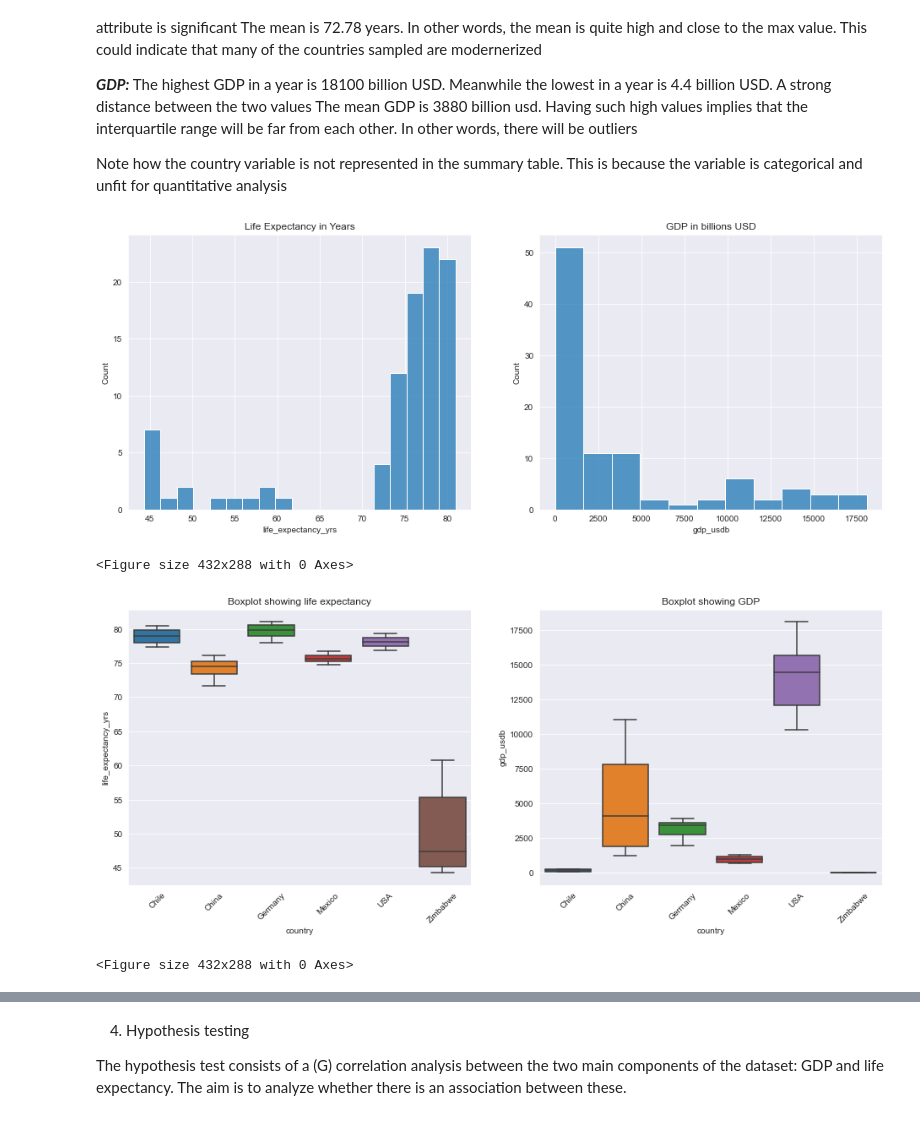
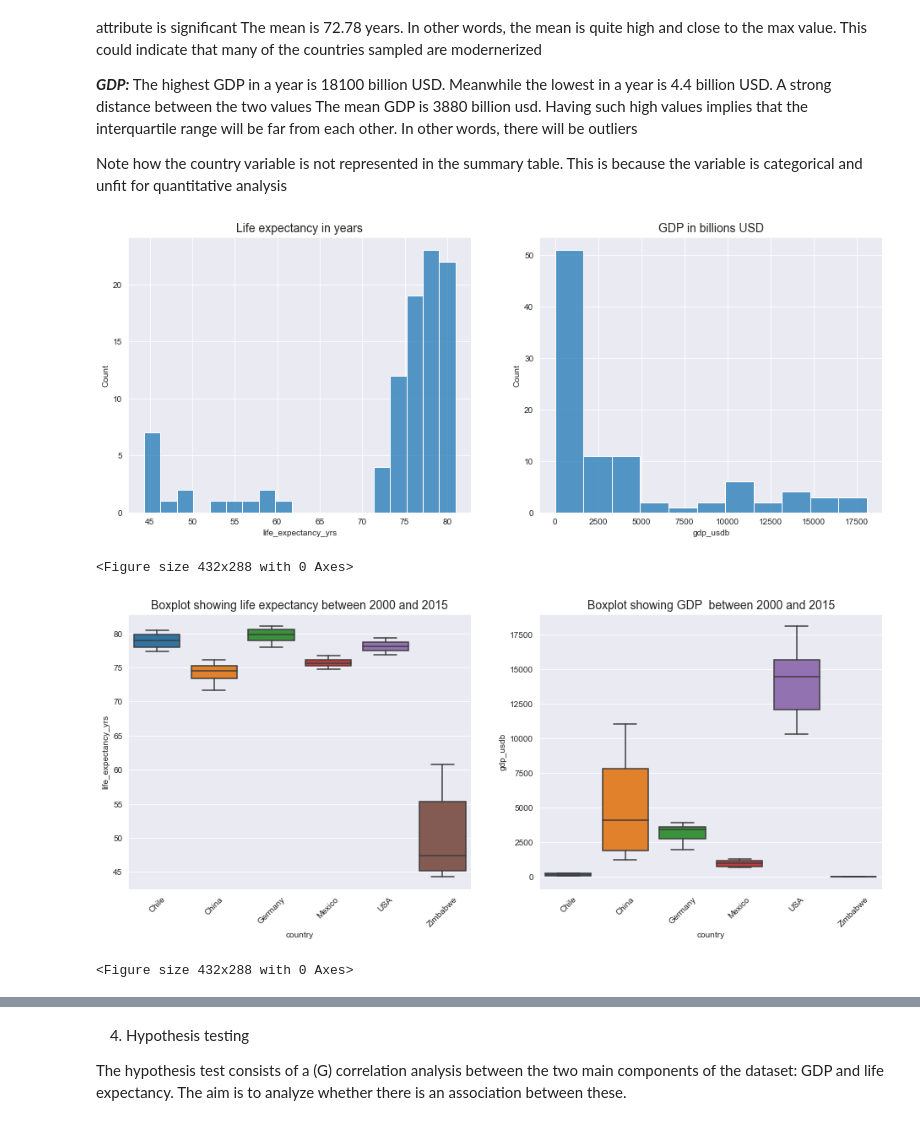
Before and after one commit to albertbanke/LifeExpectancyandGDP, a Jupyter notebook: life_expectancy_gdp.ipynb, the cells around one changed output, grey strips where cells are left out. Drawn from its saved outputs; the diff is of its cells as text; code cells hidden in the pictures.

```diff
--- a/life_expectancy_gdp.ipynb
+++ b/life_expectancy_gdp.ipynb
@@ -179,7 +179,7 @@ sns.set_style('darkgrid')
 
 plt.subplot(1, 2, 1)
 ax = sns.histplot(data = df, x='life_expectancy_yrs')
-plt.title('Life Expectancy in Years')
+plt.title('Life expectancy in years', fontsize = 14)
 
 # Interpretation: We see a divide above and below 60.
 # This could indicate that the countries investigated have a binary difference in the medical infrastructure and general well being
@@ -187,7 +187,7 @@ plt.title('Life Expectancy in Years')
 
 plt.subplot(1, 2, 2)
 ax1 = sns.histplot(data = df, x='gdp_usdb')
-plt.title('GDP in billions USD')
+plt.title('GDP in billions USD', fontsize = 14)
 plt.show()
 plt.clf()
 
@@ -195,33 +195,32 @@ plt.clf()
 # The median is shown by the white dot and the quartiles by the thick line in the middle.
 # This indicates that there are outliers
 # %% [output]
-[figure, old version]
+[figure, new version]
 <Figure size 432x288 with 0 Axes>
 # %%
 # (F) Bivariate data analysis
 
 # Plotting a boxplot showing the countries different composition of the GDP and life expectancy variables
 plt.figure(figsize = [16, 6])
 
 plt.subplot(1, 2, 1)
 plt.xticks(rotation = 45)
 ax2 = sns.boxplot(data = df, x = 'country', y ='life_expectancy_yrs')
-plt.title('Boxplot showing life expectancy')
+plt.title('Boxplot showing life expectancy between 2000 and 2015', fontsize = 14)
 
 plt.subplot(1, 2, 2)
 plt.xticks(rotation = 45)
 ax3 = sns.boxplot(data = df, x = 'country', y ='gdp_usdb')
-plt.title('Boxplot showing GDP')
-
+plt.title('Boxplot showing GDP  between 2000 and 2015', fontsize = 14)
 plt.show()
 plt.clf()
 
 # Interpretation: Two points become clearly visible from these boxplots. All but one country has life expectancy above 70 years
 # This explains the earlier gap in life expectancy.
 # Furthermore, the association between GDP and life expectancy is not clear between these two graphs.
 # Evidently Chile has a higher life expectancy than Mexico but a lower GDP per capita in billions USD.
 # %% [output]
-[figure, old version]
+[figure, new version]
 <Figure size 432x288 with 0 Axes>
 # %%
 # (F) Multivariate data analysis
```
Also changed, not shown: parts of 2 cells of this notebook.
